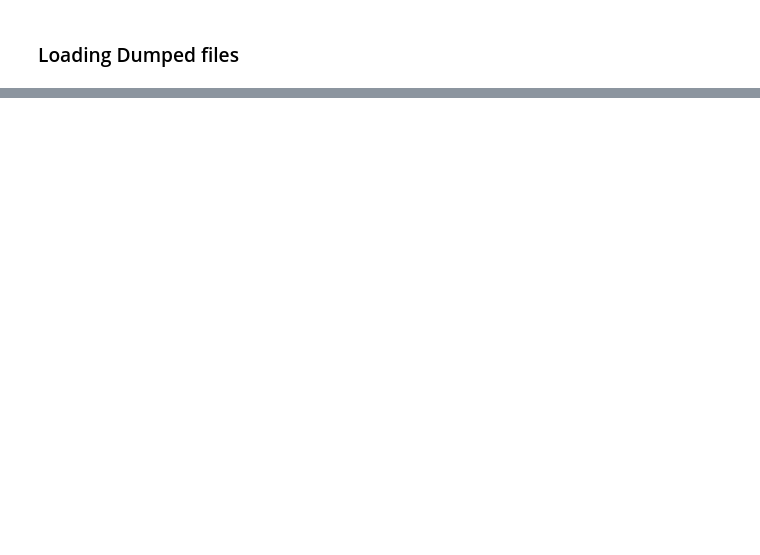
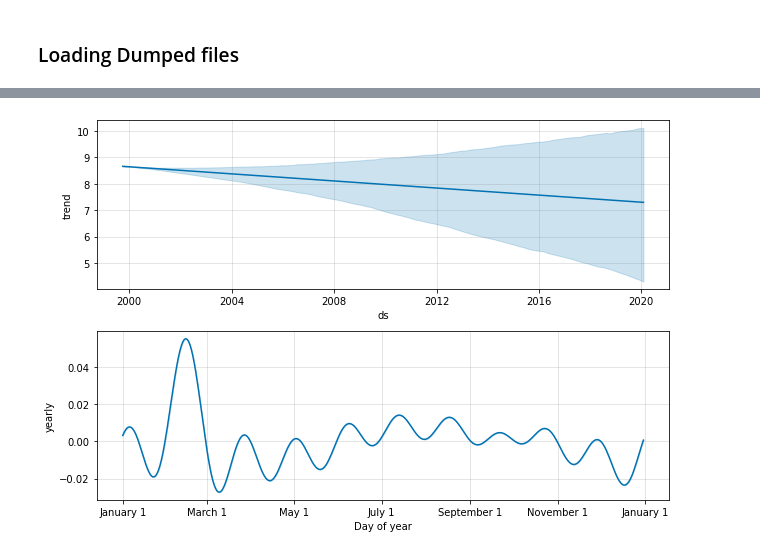
Before and after one commit to ProsperChuks/Population-Estimate-and-Projection, a Jupyter notebook: forecasts/population_estimate.ipynb, the cells around one changed output, grey strips where cells are left out. Drawn from its saved outputs; the diff is of its cells as text; code cells hidden in the pictures; blank space fills up the shorter version.

```diff
--- a/forecasts/population_estimate.ipynb
+++ b/forecasts/population_estimate.ipynb
@@ -35,0 +138,4 @@ world_growth
+# %%
+cdr.reset_index(inplace=True)
+cdr = cdr.rename(columns={'MidPeriod': 'ds', 'CDR': 'y'})
+cdr
@@ -35,0 +156,8 @@ world_growth
+# %%
+train_df = cdr.iloc[:500]
+test_df = cdr.iloc[500:]
+test_df
+
+model = Prophet()
+model.fit(train_df)
+forecast = model.predict(test_df)
@@ -35,0 +174,5 @@ world_growth
+# %%
+model.plot_components(forecast)
+plt.show()
+# %% [output]
+[figure, added]
```
Also changed, not shown: parts of 23 cells of this notebook.
